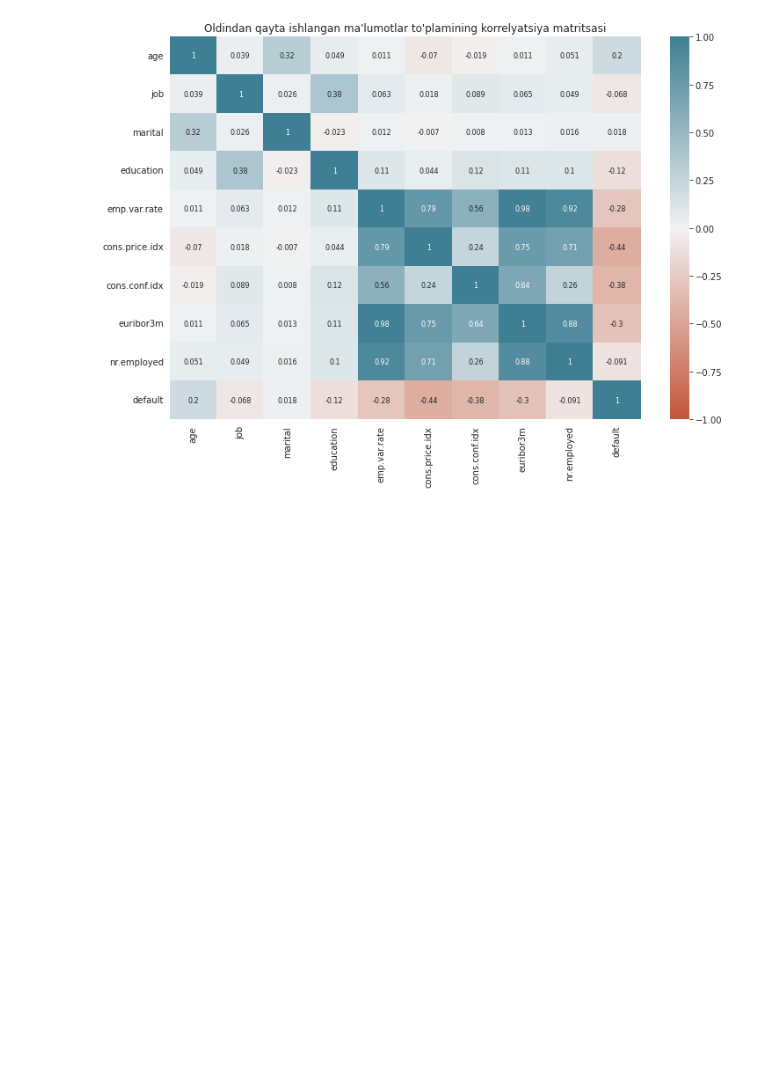
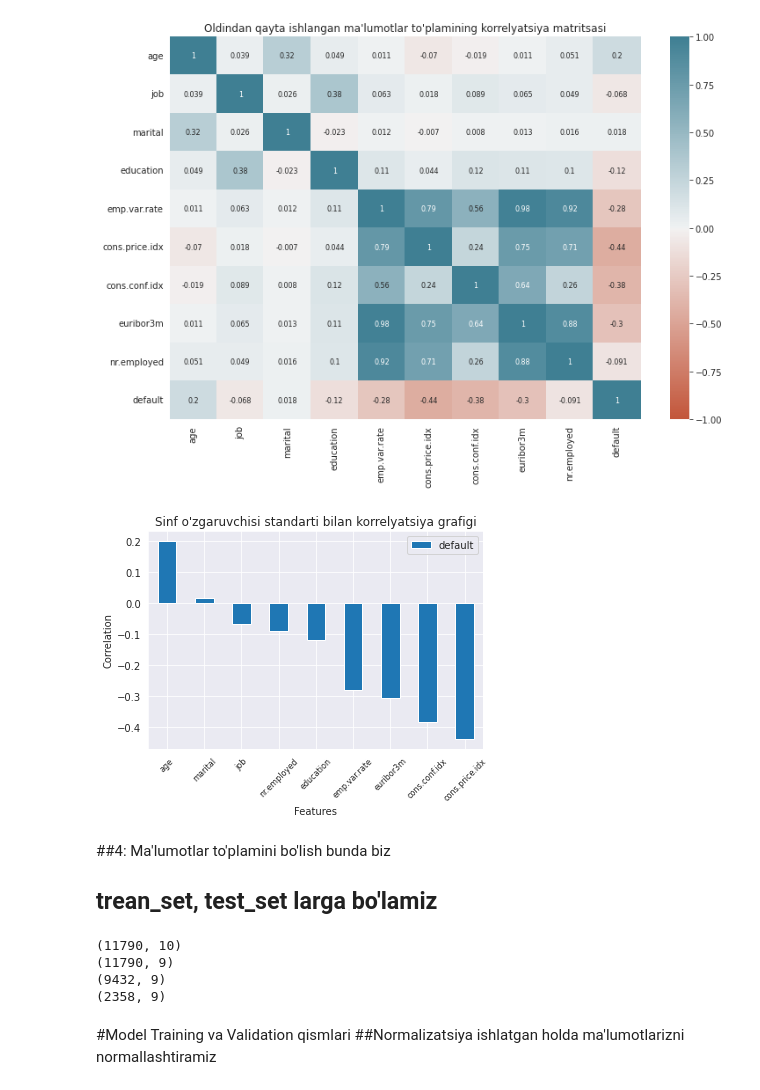
Before and after one commit to azamatnarzuloyev/Kredit_berishni_bashorat_qilish, a Jupyter notebook: Untitled0.ipynb, the cells around one changed output. Cells and saved outputs as stored; diff of their text form; code cells hidden in the pictures; blank space fills up the shorter version.

```diff
--- a/Untitled0.ipynb
+++ b/Untitled0.ipynb
@@ -470,3 +470,20 @@ plt.title("Oldindan qayta ishlangan ma'lumotlar to'plamining korrelyatsiya matri
 plt.show()
 # %% [output]
 [figure]
+# %%
+cor1 = df2.corr()
+cor1 = cor1[['default']].iloc[:-1,:]
+cor1 = cor1.sort_values(by='default', ascending=False)
+# %%
+cor1.plot.bar()
+plt.xlabel("Features", fontsize=10)
+plt.ylabel("Correlation", fontsize=10)
+plt.xticks(fontsize=8, rotation=45)
+plt.title("Sinf o'zgaruvchisi standarti bilan korrelyatsiya grafigi")
+
+plt.show()
+# %% [output]
+[figure, added]
+# %% [markdown]
+##4: Ma'lumotlar to'plamini bo'lish bunda biz
+## trean_set, test_set larga bo'lamiz
@@ -472,0 +495,13 @@ plt.show()
+# %%
+print(df2.shape)
+print(X.shape)
+print(X_train.shape)
+print(X_test.shape)
+# %% [output]
+(11790, 10)
+(11790, 9)
+(9432, 9)
+(2358, 9)
+# %% [markdown]
+#Model Training va Validation qismlari
+##Normalizatsiya ishlatgan holda ma'lumotlarizni normallashtiramiz
```
Also changed, not shown: parts of 16 cells of this notebook.
